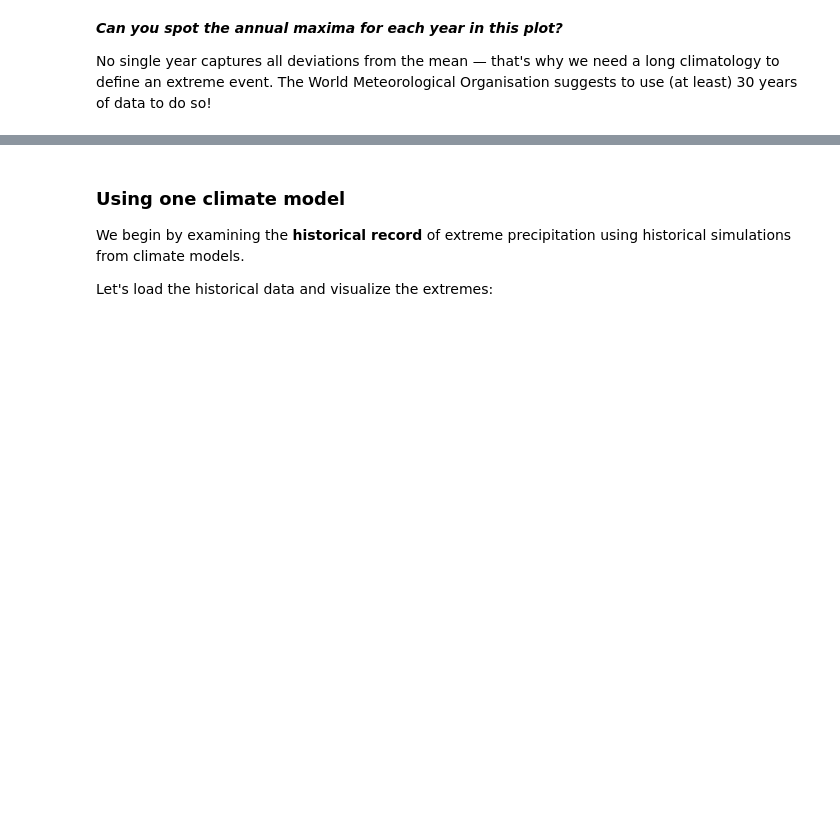
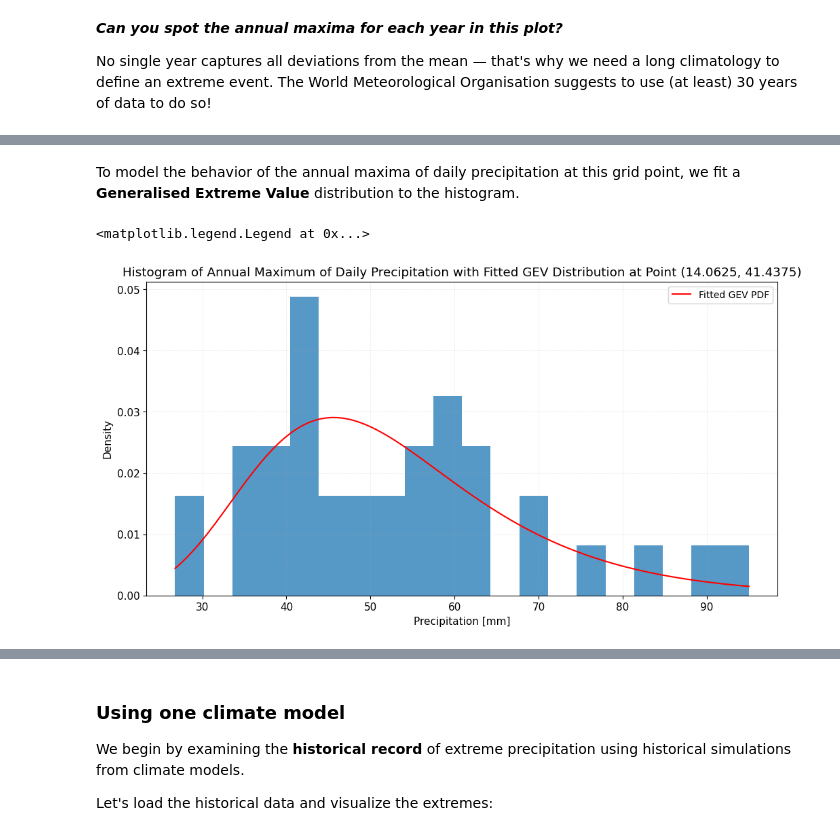
Before and after one commit to ecmwf-training/extreme-precipitation-exposure, a Jupyter notebook: tutorials/return_period.ipynb, the cells around one changed output, grey strips where cells are left out. Cells and saved outputs as stored; diff of their text form; code cells hidden in the pictures; blank space fills up the shorter version.

```diff
--- a/tutorials/return_period.ipynb
+++ b/tutorials/return_period.ipynb
@@ -193,0 +206,18 @@ The annual maxima help us to further refine what we call an extreme precipitatio
+# %% [markdown]
+To model the behavior of the annual maxima of daily precipitation at this grid point, we fit a **Generalised Extreme Value** distribution to the histogram.
+# %%
+# Fit a GEV distribution to the annual maxima and plot it on top of the above histogram
+gev_params = genextreme.fit(annual_max_df['rx1day'])
+x = np.linspace(annual_max_df['rx1day'].min(), annual_max_df['rx1day'].max(), 100)
+pdf = genextreme.pdf(x, *gev_params)
+plt.figure(figsize=(12, 6))
+sns.histplot(annual_max_df['rx1day'], bins=20, edgecolor='None', stat='density')
+plt.plot(x, pdf, color='red', label='Fitted GEV PDF')
+plt.title(f'Histogram of Annual Maximum of Daily Precipitation with Fitted GEV Distribution at Point ({point_df["lon"].iloc[0]}, {point_df["lat"].iloc[0]})')
+plt.xlabel('Precipitation [mm]')
+plt.ylabel('Density')
+plt.grid(True, alpha=0.3, linestyle='--', linewidth=0.5)
+plt.legend(loc='upper right', fontsize=10, frameon=True)
+# %% [output]
+<matplotlib.legend.Legend at 0x...>
+[figure, added]
```
Also changed, not shown: parts of 9 cells of this notebook.
